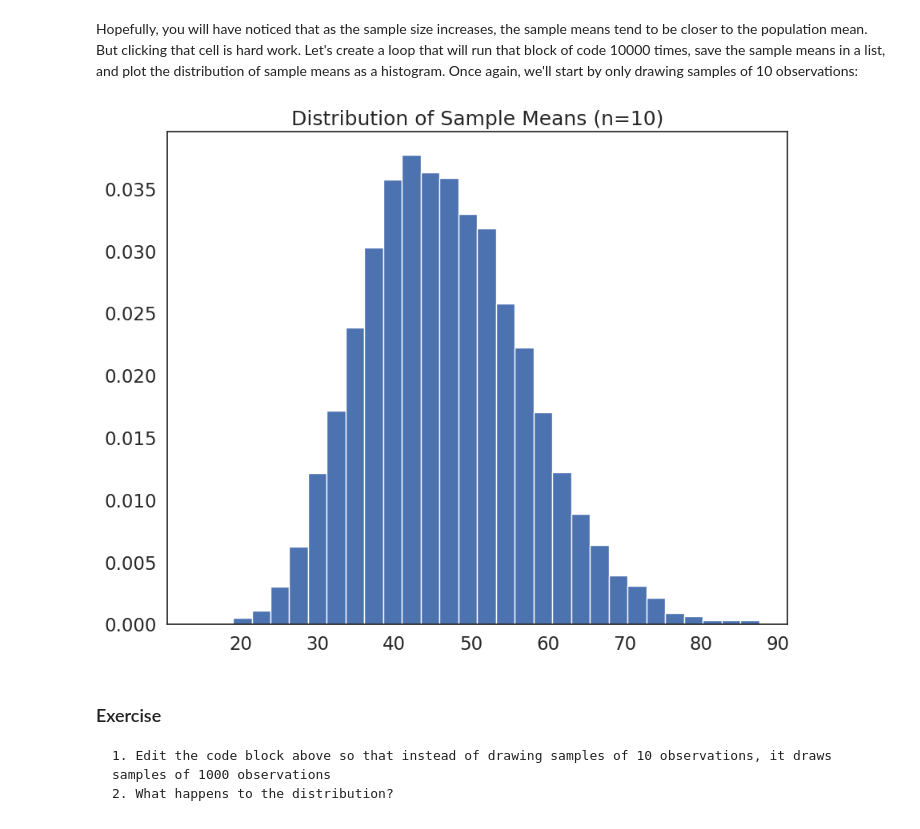
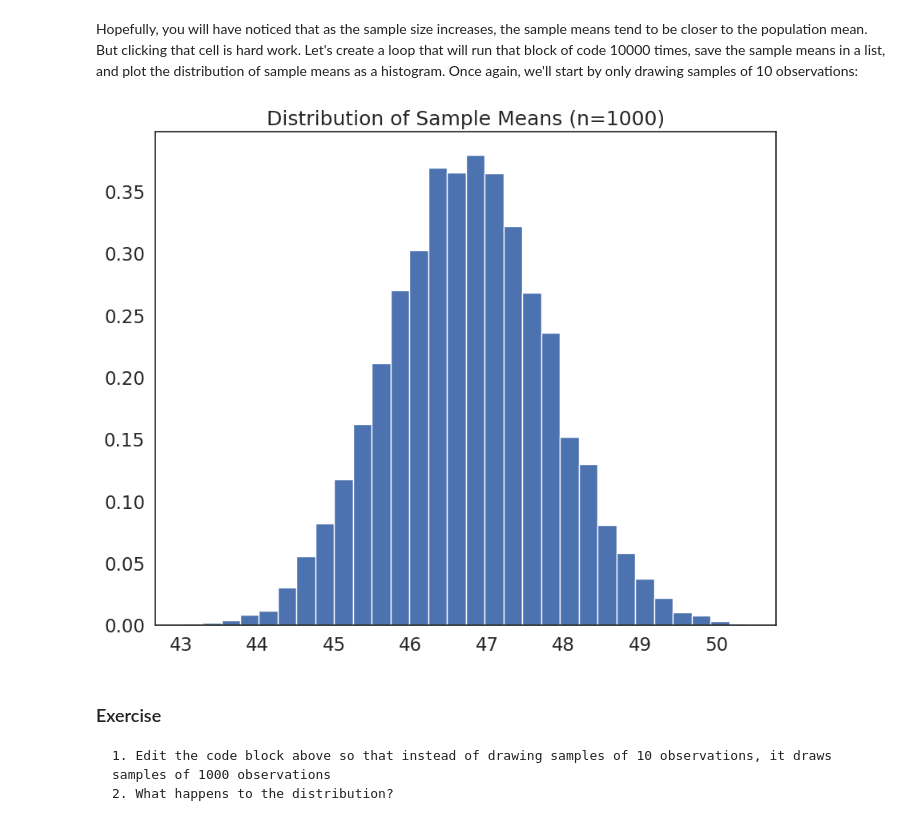
Before and after one commit to kwanyudyson/QM2, a Jupyter notebook: notebooks/W05. Distributions and Basic Statistics.ipynb, the cells around one changed output. Saved outputs shown, nothing was run; the diff lists cells and outputs as text; code cells hidden in the pictures.

```diff
--- a/notebooks/W05. Distributions and Basic Statistics.ipynb
+++ b/notebooks/W05. Distributions and Basic Statistics.ipynb
@@ -168,3 +199,6 @@ Name: race, dtype: int64
 what other variables are categorical? Convert them to categorical and describe. What is the most common occupation in this dataset?
 # %%
 # convert the variables to categorical and describe
+
+df = df.astype('category')
+df.describe()
@@ -170,0 +211,3 @@ what other variables are categorical? Convert them to categorical and describe.
+# %%
+df['occupation'] = df['occupation'].astype('category')
+df['occupation'].describe()
@@ -255,3 +321,6 @@ This histogram is far more informative-- use the questions in the exercise below
 As we have seen, there are a few extreme outliers in the income distribution (really rich people). Outliers can bias some statistical tests, so for the rest of this workbook, we're going to subset our dataframe to exclude those who make over $200k per year:
 # %%
 df=df[df['income']<200]
+# %%
+df['income'] = pd.to_numeric(df['income'])
+df['income'].mean()
@@ -315,3 +393,6 @@ If we want to produce lots of similar plots, this really helps us cut down on re
     * Find an appropriate number of bins
     * Label it clearly
     * Interpret salient trends
+# %%
+df['age'] = pd.to_numeric(df['age'])
+plot_histogram(variable = df['age'], bin_number = 40, xlab = 'Age', title = 'U.S. Age Distribution, 2013')
@@ -366,19 +449,19 @@ Hopefully, you will have noticed that as the sample size increases, the sample m
 # %%
 #create an empty list to store sample means
 sample_means=[]
 
-sample_size=10
+sample_size=1000
 # loop 10,000 times.
 for i in range(0,10000):
     sample= df['income'].sample(sample_size, replace=True) # draw a sample of 10 observations from the income variable, with replacement
     sample_mean=sample.mean() # calculate the mean of the sample
     sample_means.append(sample_mean) # append the sample mean to the list of sample means
 
 plt.hist(sample_means, bins=30, edgecolor='white', density=True) # plot a histogram of the sample means
 plt.title('Distribution of Sample Means (n={})'.format(sample_size)) # add a title
 plt.show()
 # %% [output]
-[figure, old version]
+[figure, new version]
 # %% [markdown]
 ### Exercise
 
```
Also changed, not shown: parts of 23 cells of this notebook.
